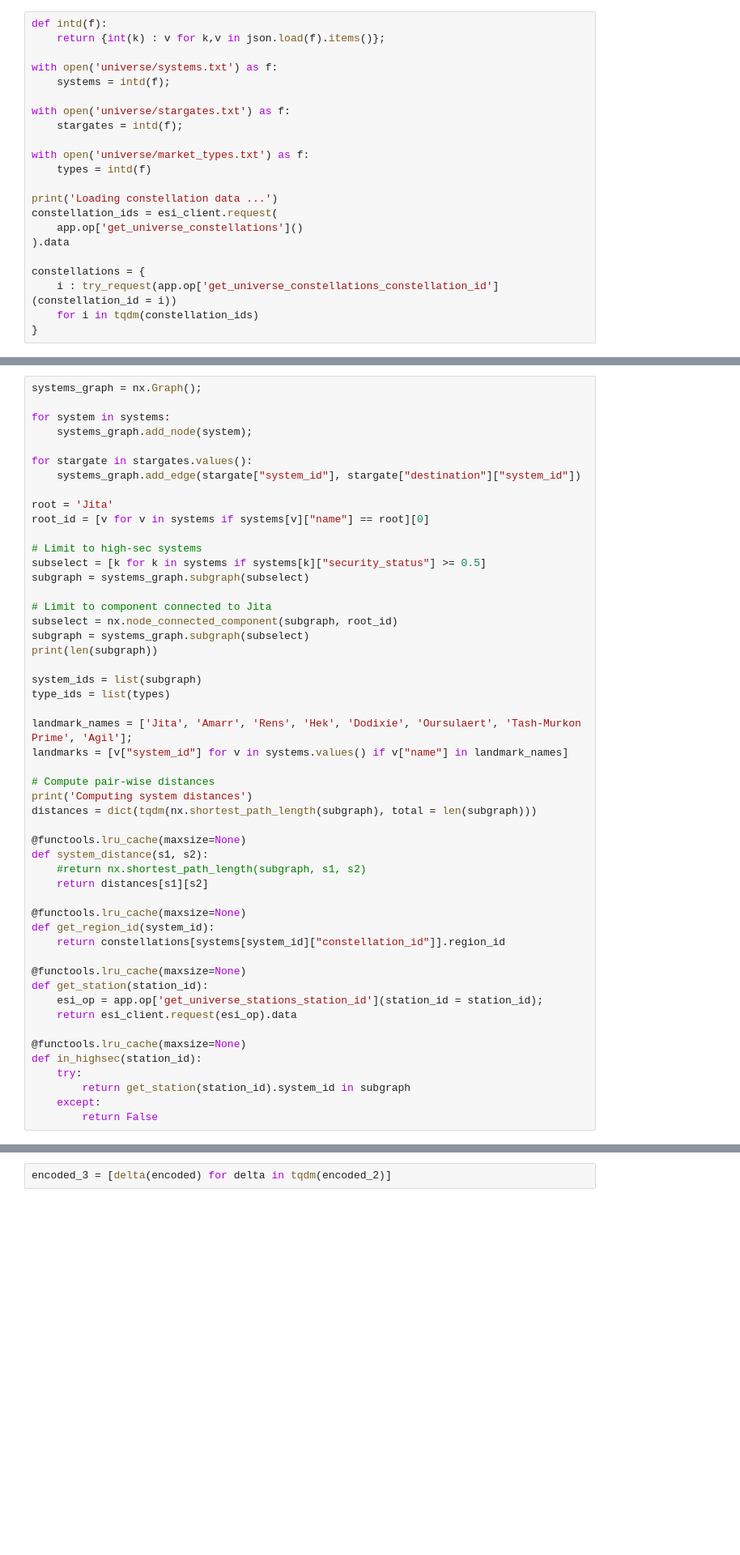
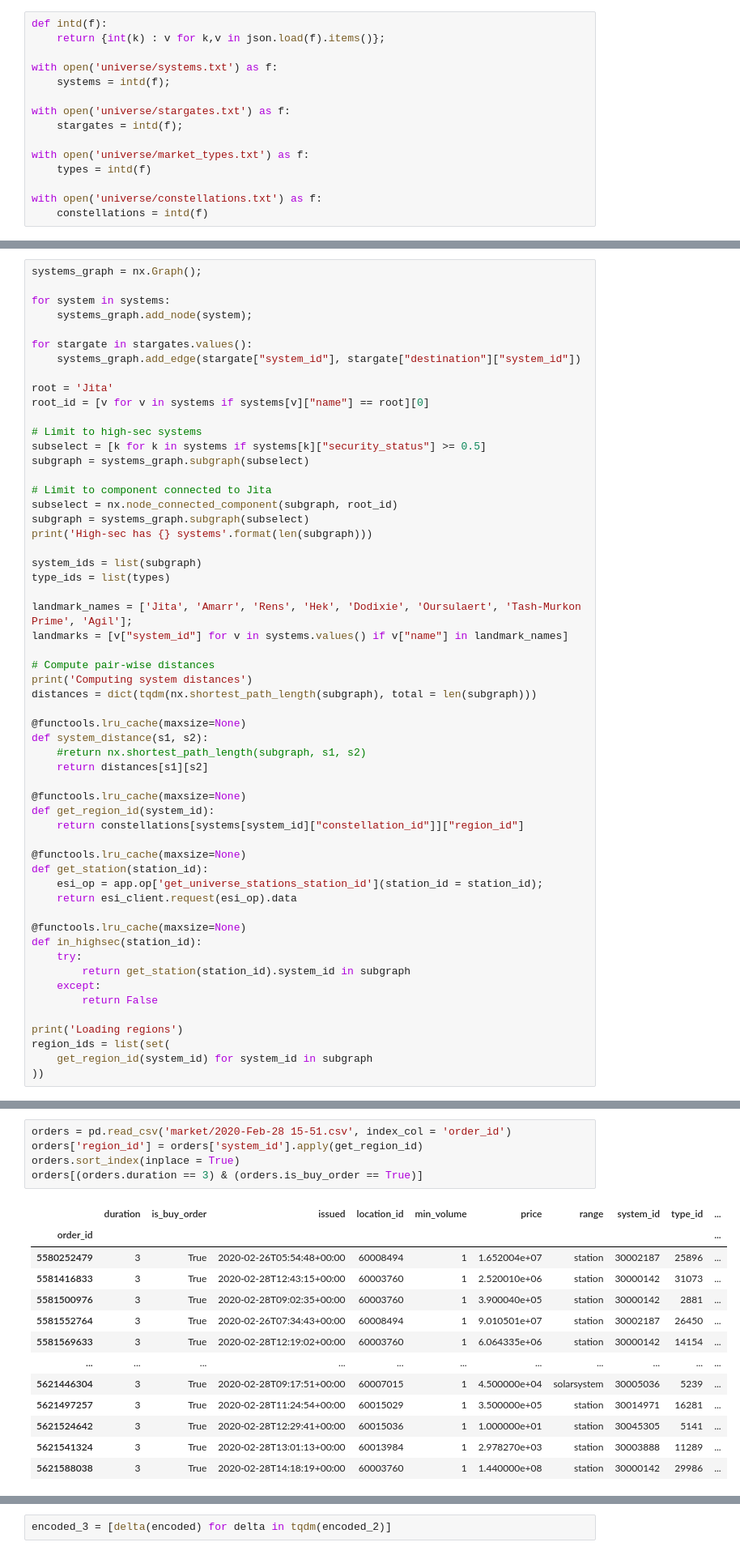
Before and after one commit to alexrobomind/tf_playground, a Jupyter notebook: eveplan/Trading.ipynb, the cells around one changed output, grey strips where cells are left out. Shown at 81% size. Drawn from its saved outputs; the diff is of its cells as text; blank space fills up the shorter version.

Commit message:
Split market loading and reading Moved orders representation to pandas

```diff
--- a/eveplan/Trading.ipynb
+++ b/eveplan/Trading.ipynb
@@ -83,12 +84,5 @@ with open('universe/stargates.txt') as f:
 with open('universe/market_types.txt') as f:
     types = intd(f)
 
-print('Loading constellation data ...')
-constellation_ids = esi_client.request(
-    app.op['get_universe_constellations']()
-).data
-
-constellations = {
-    i : try_request(app.op['get_universe_constellations_constellation_id'](constellation_id = i))
-    for i in tqdm(constellation_ids)
-}
+with open('universe/constellations.txt') as f:
+    constellations = intd(f)
@@ -113,7 +109,7 @@ subgraph = systems_graph.subgraph(subselect)
 # Limit to component connected to Jita
 subselect = nx.node_connected_component(subgraph, root_id)
 subgraph = systems_graph.subgraph(subselect)
-print(len(subgraph))
+print('High-sec has {} systems'.format(len(subgraph)))
 
 system_ids = list(subgraph)
 type_ids = list(types)
@@ -132,7 +128,7 @@ def system_distance(s1, s2):
 
 @functools.lru_cache(maxsize=None)
 def get_region_id(system_id):
-    return constellations[systems[system_id]["constellation_id"]].region_id
+    return constellations[systems[system_id]["constellation_id"]]["region_id"]
 
 @functools.lru_cache(maxsize=None)
 def get_station(station_id):
@@ -145,4 +141,9 @@ def in_highsec(station_id):
         return get_station(station_id).system_id in subgraph
     except:
         return False
+
+print('Loading regions')
+region_ids = list(set(
+    get_region_id(system_id) for system_id in subgraph
+))
 # %% [output]
@@ -213,0 +193,19 @@ Loading orders in Heimatar
+# %%
+orders = pd.read_csv('market/2020-Feb-28 15-51.csv', index_col = 'order_id')
+orders['region_id'] = orders['system_id'].apply(get_region_id)
+orders.sort_index(inplace = True)
+orders[(orders.duration == 3) & (orders.is_buy_order == True)]
+# %% [output]
+|  | duration | is_buy_order | issued | location_id | min_volume | price | range | system_id | type_id | ... |
+| order_id |  |  |  |  |  |  |  |  |  | ... |
+| 5580252479 | 3 | True | 2020-02-26T05:54:48+00:00 | 60008494 | 1 | 1.652004e+07 | station | 30002187 | 25896 | ... |
+| 5581416833 | 3 | True | 2020-02-28T12:43:15+00:00 | 60003760 | 1 | 2.520010e+06 | station | 30000142 | 31073 | ... |
+| 5581500976 | 3 | True | 2020-02-28T09:02:35+00:00 | 60003760 | 1 | 3.900040e+05 | station | 30000142 | 2881 | ... |
+| 5581552764 | 3 | True | 2020-02-26T07:34:43+00:00 | 60008494 | 1 | 9.010501e+07 | station | 30002187 | 26450 | ... |
+| 5581569633 | 3 | True | 2020-02-28T12:19:02+00:00 | 60003760 | 1 | 6.064335e+06 | station | 30000142 | 14154 | ... |
+| ... | ... | ... | ... | ... | ... | ... | ... | ... | ... | ... |
+| 5621446304 | 3 | True | 2020-02-28T09:17:51+00:00 | 60007015 | 1 | 4.500000e+04 | solarsystem | 30005036 | 5239 | ... |
+| 5621497257 | 3 | True | 2020-02-28T11:24:54+00:00 | 60015029 | 1 | 3.500000e+05 | station | 30014971 | 16281 | ... |
+| 5621524642 | 3 | True | 2020-02-28T12:29:41+00:00 | 60015036 | 1 | 1.000000e+01 | station | 30045305 | 5141 | ... |
+| 5621541324 | 3 | True | 2020-02-28T13:01:13+00:00 | 60013984 | 1 | 2.978270e+03 | station | 30003888 | 11289 | ... |
+| 5621588038 | 3 | True | 2020-02-28T14:18:19+00:00 | 60003760 | 1 | 1.440000e+08 | station | 30000142 | 29986 | ... |
```
Also changed, not shown: parts of 15 cells of this notebook, 6 other files.
